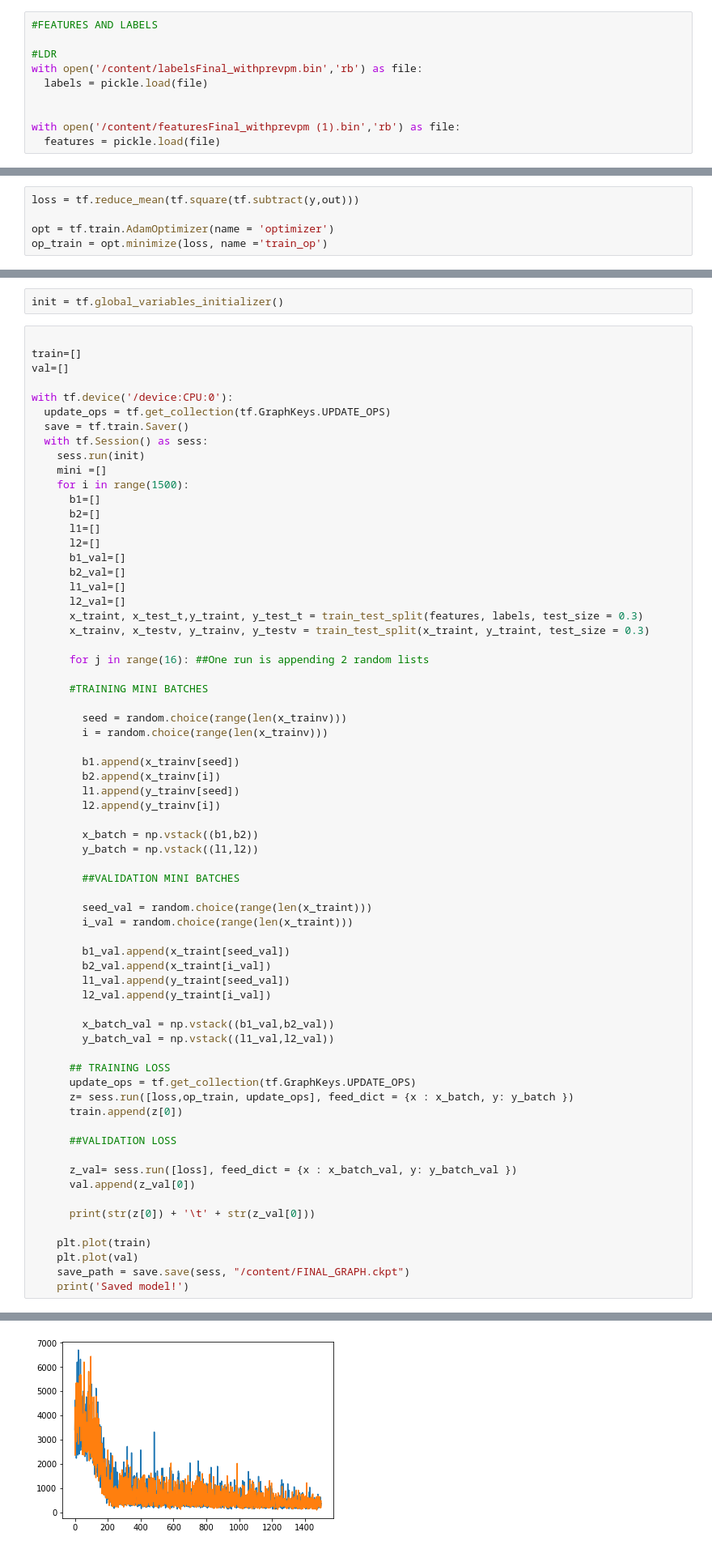
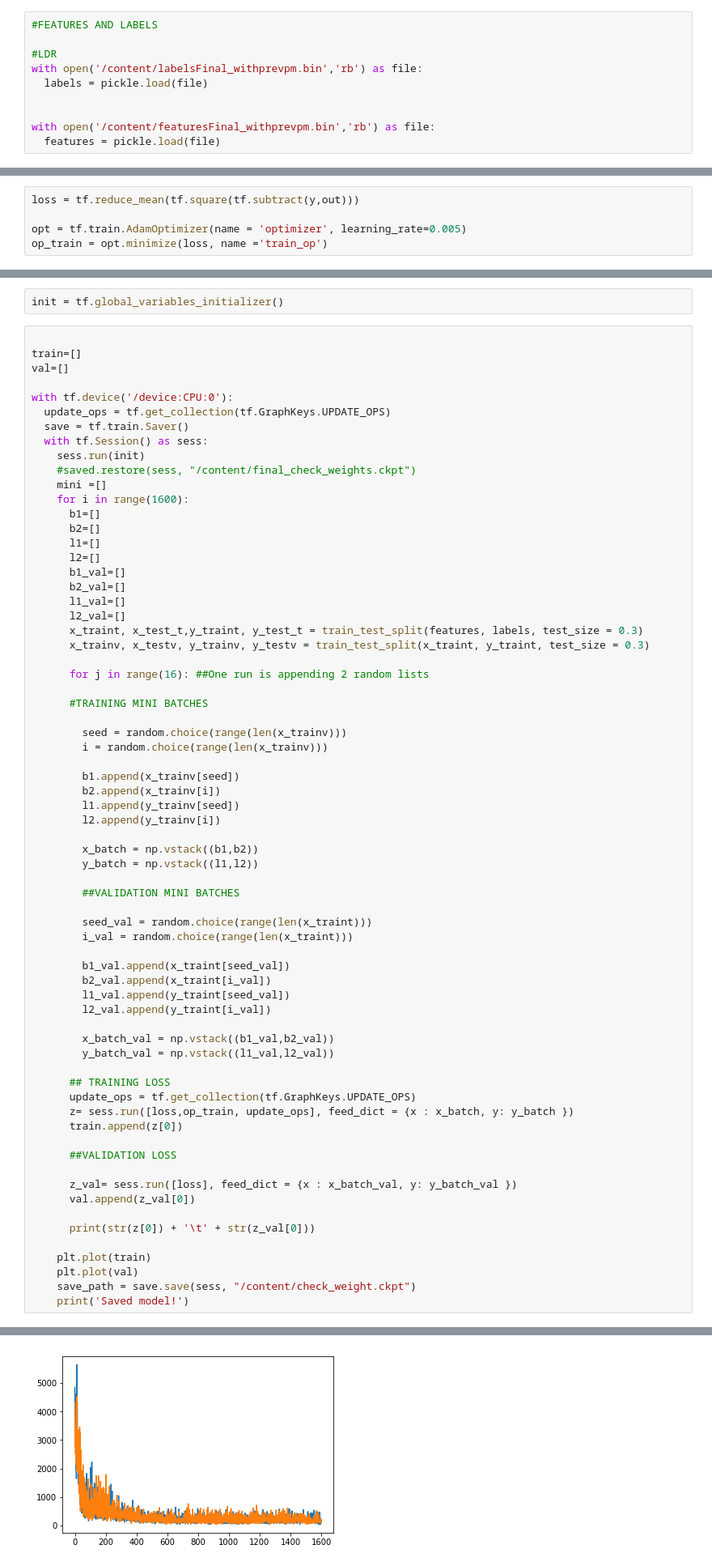
Before and after one commit to harshitadd/VisionAir, a Jupyter notebook: Modeltf.ipynb, the cells around one changed output, grey strips where cells are left out. Shown at 81% size. Cells and saved outputs as stored; diff of their text form.

Commit message:
NaNs in the on device training (tried LR = 0.005 )

```diff
--- a/Modeltf.ipynb
+++ b/Modeltf.ipynb
@@ -25,7 +25,7 @@ with open('/content/labelsFinal_withprevpm.bin','rb') as file:
   labels = pickle.load(file)
 
 
-with open('/content/featuresFinal_withprevpm (1).bin','rb') as file:
+with open('/content/featuresFinal_withprevpm.bin','rb') as file:
   features = pickle.load(file)
 # %%
 print(np.shape(features))
@@ -210,7 +185,7 @@ out = tf.add(tf.matmul(hidl2,wo),bo,name = 'output')
 # %%
 loss = tf.reduce_mean(tf.square(tf.subtract(y,out)))
 
-opt = tf.train.AdamOptimizer(name = 'optimizer')
+opt = tf.train.AdamOptimizer(name = 'optimizer', learning_rate=0.005)
 op_train = opt.minimize(loss, name ='train_op')
 # %% [markdown]
 Add additional custom loss functions if necc
@@ -230,8 +205,9 @@ with tf.device('/device:CPU:0'):
   save = tf.train.Saver()
   with tf.Session() as sess:
     sess.run(init)
+    #saved.restore(sess, "/content/final_check_weights.ckpt")
     mini =[]
-    for i in range(1500):
+    for i in range(1600):
       b1=[]
       b2=[]
       l1=[]
@@ -285,6 +261,6 @@ with tf.device('/device:CPU:0'):
 
     plt.plot(train)
     plt.plot(val)
-    save_path = save.save(sess, "/content/FINAL_GRAPH.ckpt")
+    save_path = save.save(sess, "/content/check_weight.ckpt")
     print('Saved model!')
 # %% [output]
@@ -307,5 +283,5 @@ with tf.device('/device:CPU:0'):
 Saved model!
-[figure, old version]
+[figure, new version]
 # %%
 print(z)
 # %% [output]
```
Also changed, not shown: parts of 9 cells of this notebook.
